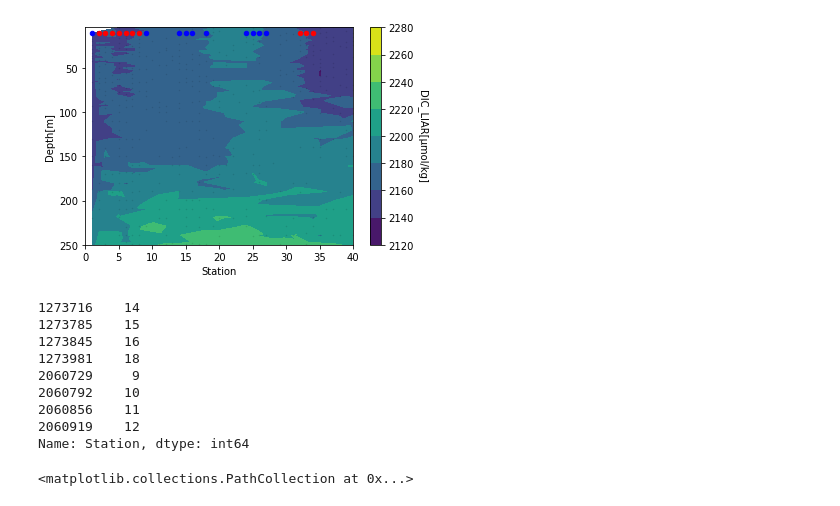
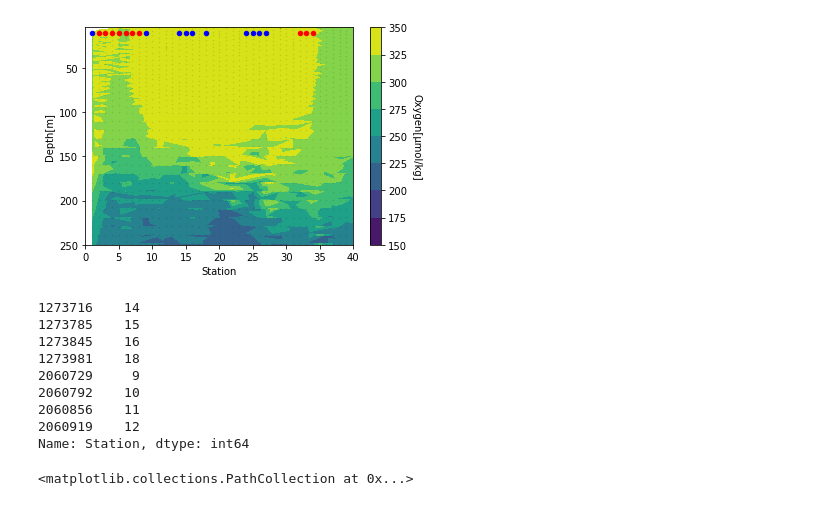
Before and after one commit to Williams-OBGC-Lab/SOCCOM_eddy, a Jupyter notebook: eddy_contour_plots.ipynb, the cells around one changed output. Cells and saved outputs as stored; diff of their text form; code cells hidden in the pictures.

```diff
--- a/eddy_contour_plots.ipynb
+++ b/eddy_contour_plots.ipynb
@@ -130,15 +130,15 @@ def ctr_plot (df, df_eddy, float_ID, x_var, y_var, z_var,duplicates):
 # %%
 float_ID = 5906030
 x_var = 'Station'
 y_var = 'Depth[m]'
-z_var = DIC
+z_var = oxygen
 duplicates = []
 
 test = ctr_plot(SOCCOM, SOCCOM_eddy, float_ID, x_var, y_var, z_var, duplicates ==True)
 
 print(SOCCOM_eddy['Station'].loc[SOCCOM_eddy['eddy_ID'] == 182518])
 # %% [output]
-[figure, old version]
+[figure, new version]
 1273716    14
 1273785    15
 1273845    16
```
Also changed, not shown: parts of 2 cells of this notebook.
